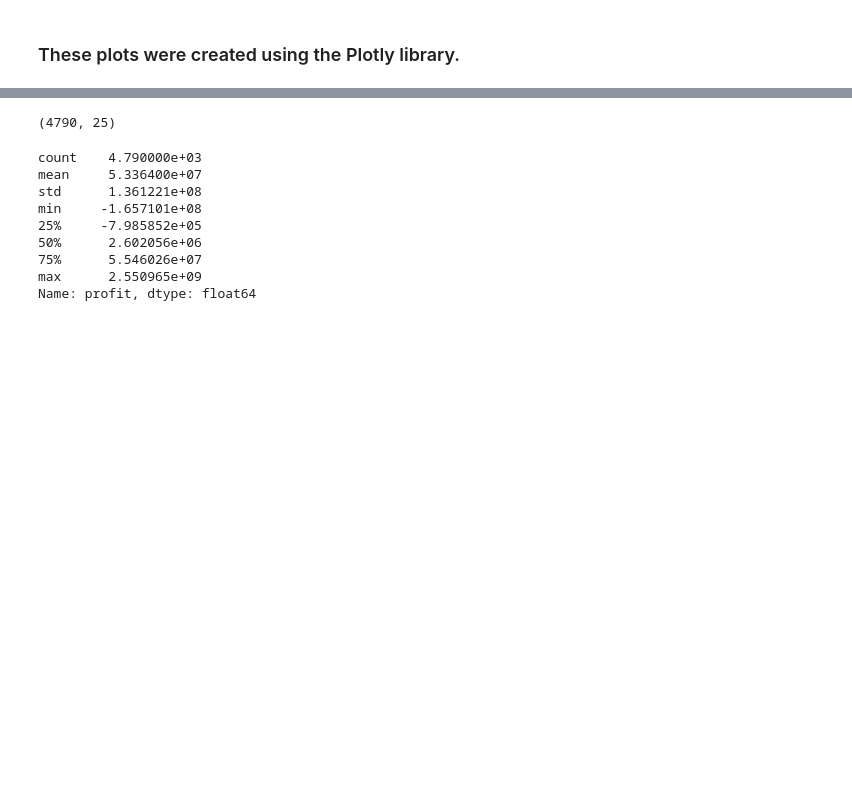
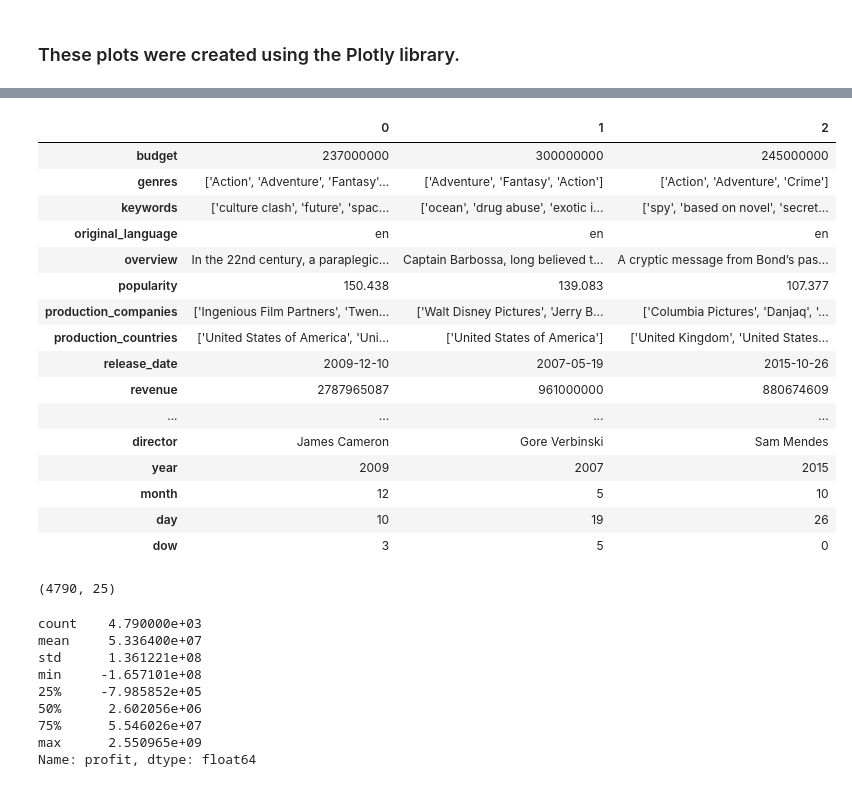
Before and after one commit to k7p/dataviz_project, a Jupyter notebook: code/Plotly-Plots.ipynb, the cells around one changed output, grey strips where cells are left out. Cells and saved outputs as stored; diff of their text form; code cells hidden in the pictures; blank space fills up the shorter version.

```diff
--- a/code/Plotly-Plots.ipynb
+++ b/code/Plotly-Plots.ipynb
@@ -20,5 +18,25 @@ from plotly.widgets import GraphWidget
 # %%
 data = pd.read_csv("../data/cleaned_data.csv")
+# %%
+data.head(3).transpose()
+# %% [output]
+|  | 0 | 1 | 2 |
+| budget | 237000000 | 300000000 | 245000000 |
+| genres | ['Action', 'Adventure', 'Fantasy'... | ['Adventure', 'Fantasy', 'Action'] | ['Action', 'Adventure', 'Crime'] |
+| keywords | ['culture clash', 'future', 'spac... | ['ocean', 'drug abuse', 'exotic i... | ['spy', 'based on novel', 'secret... |
+| original_language | en | en | en |
+| overview | In the 22nd century, a paraplegic... | Captain Barbossa, long believed t... | A cryptic message from Bond’s pas... |
+| popularity | 150.438 | 139.083 | 107.377 |
+| production_companies | ['Ingenious Film Partners', 'Twen... | ['Walt Disney Pictures', 'Jerry B... | ['Columbia Pictures', 'Danjaq', '... |
+| production_countries | ['United States of America', 'Uni... | ['United States of America'] | ['United Kingdom', 'United States... |
+| release_date | 2009-12-10 | 2007-05-19 | 2015-10-26 |
+| revenue | 2787965087 | 961000000 | 880674609 |
+| ... | ... | ... | ... |
+| director | James Cameron | Gore Verbinski | Sam Mendes |
+| year | 2009 | 2007 | 2015 |
+| month | 12 | 5 | 10 |
+| day | 10 | 19 | 26 |
+| dow | 3 | 5 | 0 |
 # %%
 data.shape
 # %% [output]
```
Also changed, not shown: parts of 13 cells of this notebook.
